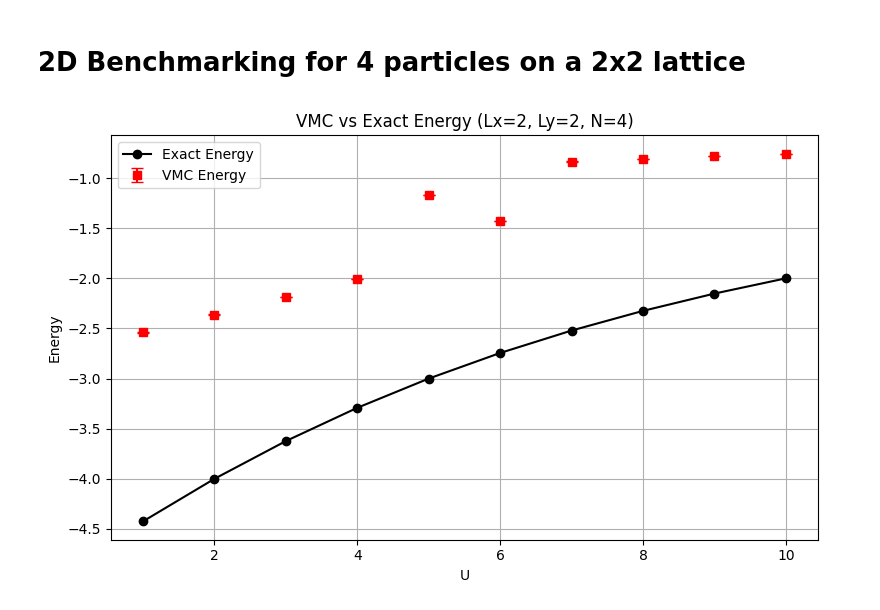
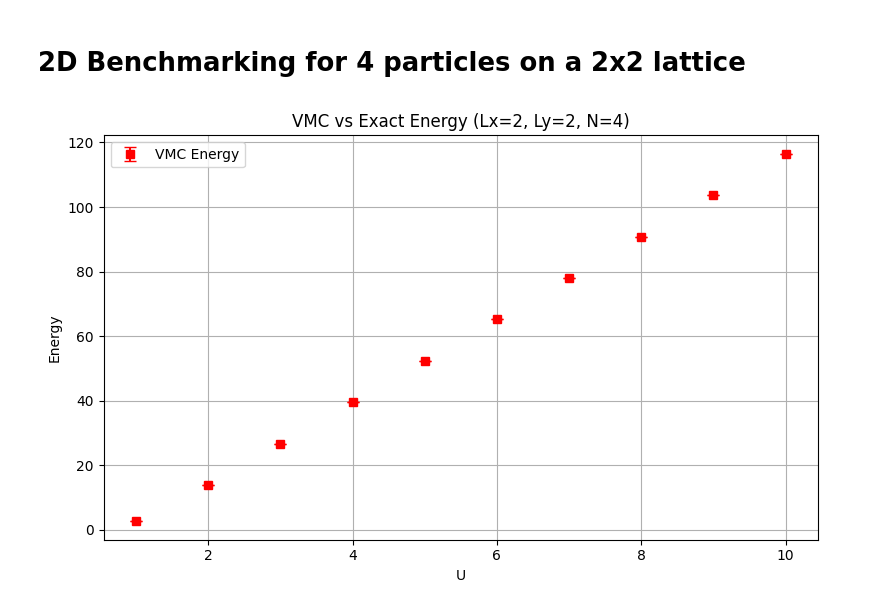
Before and after one commit to wmallah/BH_Gutzwiller_VMC, a Jupyter notebook: VMCBoseHubbard/analysis_scripts/benchmark.ipynb, the cells around one changed output. Drawn from its saved outputs; the diff is of its cells as text; code cells hidden in the pictures.

Commit message:
Switched optimization method to grid scan with a quadratic fit

```diff
--- a/VMCBoseHubbard/analysis_scripts/benchmark.ipynb
+++ b/VMCBoseHubbard/analysis_scripts/benchmark.ipynb
@@ -51,7 +51,7 @@ plt.show()
 # %% [markdown]
 # 2D Benchmarking for 4 particles on a 2x2 lattice
 # %%
-vmc_2D_path = "../data/2D_VMC_results.dat"
+vmc_2D_path = "../data/vmc_scan_vs_U.dat"
 df_VMC_2D = pd.read_csv(vmc_2D_path, delim_whitespace=True, comment='#', names=["U", "kappa", "energy", "sem"])
 # %%
 def exact_2D_energy(U, t):
@@ -61,17 +61,17 @@ exact_2D_energy_v = np.vectorize(exact_2D_energy)
 # %%
 U = [i +1 for i in range(10)]
 
 plt.figure(figsize=(8, 5))
-plt.plot(U, exact_2D_energy_v(U,1), label="Exact Energy", marker='o', color='black')
+# plt.plot(U, exact_2D_energy_v(U,1), label="Exact Energy", marker='o', color='black')
 plt.errorbar(df_VMC_2D["U"], df_VMC_2D["energy"], yerr=df_VMC_2D["sem"], label="VMC Energy", fmt='s', capsize=4, color='red')
 
 plt.xlabel("U")
 plt.ylabel("Energy")
 plt.title("VMC vs Exact Energy (Lx=2, Ly=2, N=4)")
 plt.grid(True)
 plt.legend()
 plt.tight_layout()
 plt.savefig("./figures/2D_2_4.pdf", dpi=600)
 plt.show()
 # %% [output]
-[figure, old version]
+[figure, new version]
```
Also changed, not shown: parts of 2 cells of this notebook, 5 other files.
